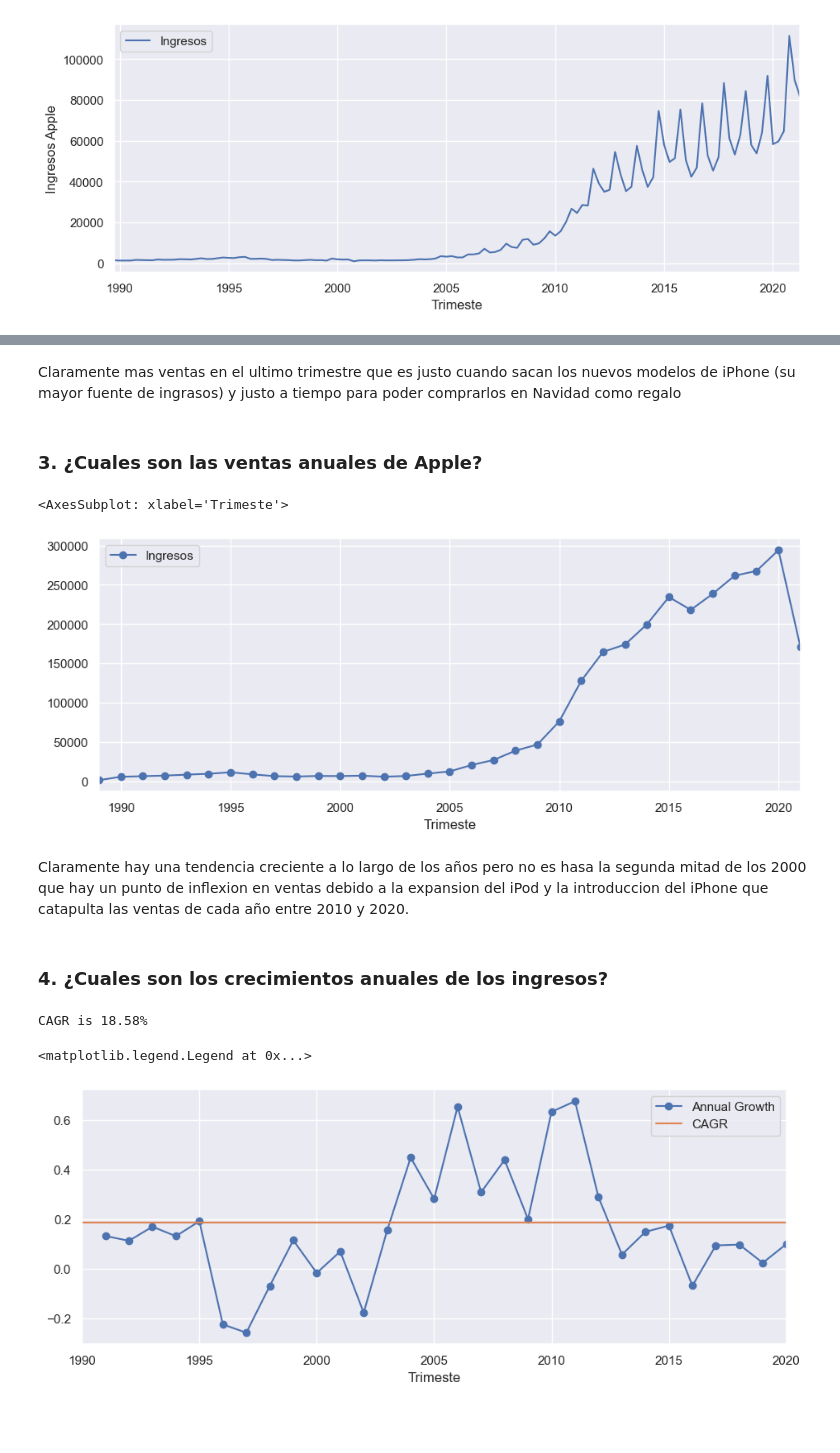
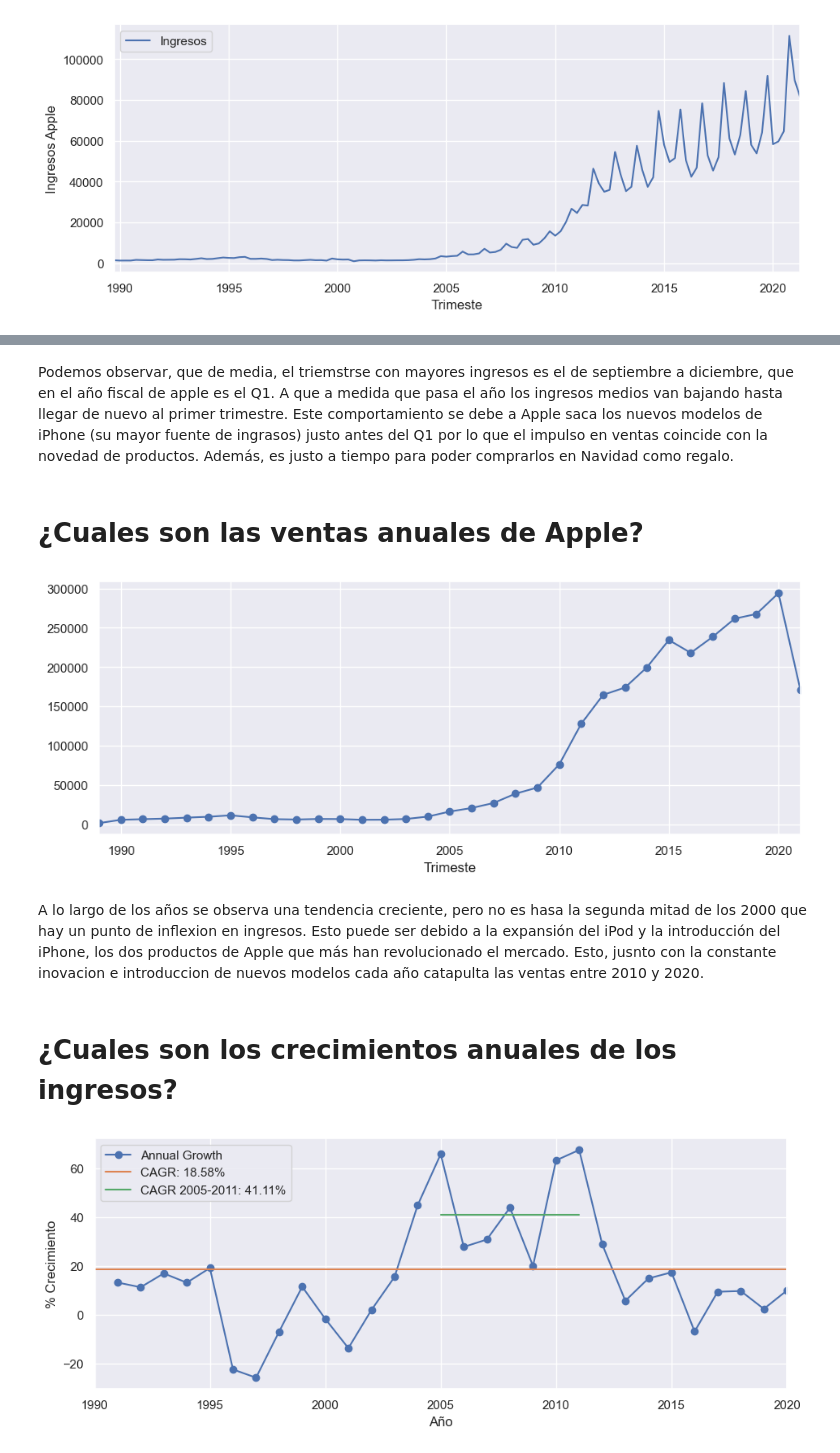
Before and after one commit to juansevillacunef/master_data_science, a Jupyter notebook: Analisis Predictivo/HW01/HW01 - Juan Sevilla Fernandez.ipynb, the cells around one changed output, grey strips where cells are left out. Cells and saved outputs as stored; diff of their text form; code cells hidden in the pictures; blank space fills up the shorter version.

```diff
--- a/Analisis Predictivo/HW01/HW01 - Juan Sevilla Fernandez.ipynb
+++ b/Analisis Predictivo/HW01/HW01 - Juan Sevilla Fernandez.ipynb
@@ -12,11 +15,7 @@ ap_df = pd.read_csv("/Users/juan/Documents/Juan's MacBook Pro/CUNEF/Quinto/Anali
 # ap_df = ap_df.set_index('Trimeste')
 # del ap_df['fecha']
 
-ap_df = ap_df.set_index(pd.PeriodIndex(ap_df['Trimeste'].str[-4:] + ap_df['Trimeste'].str[:2], freq='Q-SEP')
+ap_df = ap_df.set_index(pd.PeriodIndex(ap_df['Trimeste'].str[-4:] + ap_df['Trimeste'].str[:2], freq='Q-Sep')
                 .to_timestamp(how='e'))
-
-
-
-
-print(ap_df.head(10))
-ap_df.shape
+# print(ap_df.head())
+# ap_df.shape
@@ -71,3 +35,4 @@ ap_ts["2005":'2005']
 # %%
-ap_ts.loc["2005-08-30":'2005-12-31','Ingresos'] = ap_ts["2005-12-31":'2005-12-31']["Ingresos"][0]/2
+ap_ts.loc["2005-09-30",'Ingresos'] = 3680 #after looking up the value on
+# https://www.apple.com/newsroom/2005/10/11Apple-Reports-Fourth-Quarter-Results/#:~:text=CUPERTINO%2C%20California%E2%80%94October%2011%2C,50%20per%20diluted%20share.
 # %%
@@ -112,30 +65,32 @@ Text(0.5, 1.0, 'Comportamiento Estacional')
 # %% [markdown]
-Claramente mas ventas en el ultimo trimestre que es justo cuando sacan los nuevos modelos de iPhone (su mayor fuente de ingrasos) y justo a tiempo para poder comprarlos en Navidad como regalo
+Podemos observar, que de media, el triemstrse con mayores ingresos es el de septiembre a diciembre, que en el año fiscal de apple es el Q1. A que a medida que pasa el año los ingresos medios van bajando hasta llegar de nuevo al primer trimestre. Este comportamiento se debe a Apple saca los nuevos modelos de iPhone (su mayor fuente de ingrasos) justo antes del Q1 por lo que el impulso en ventas coincide con la novedad de productos. Además, es justo a tiempo para poder comprarlos en Navidad como regalo.
 # %% [markdown]
-### 3. ¿Cuales son las ventas anuales de Apple?
+# ¿Cuales son las ventas anuales de Apple?
 # %%
-ap_an = ap_df.resample("y").sum()
-ap_an.plot(marker = "o")
+ap_an = ap_ts_q.resample("y").sum()
+ap_an.plot(marker = "o");
 # %% [output]
-<AxesSubplot: xlabel='Trimeste'>
-[figure, old version]
+[figure, new version]
 # %% [markdown]
-Claramente hay una tendencia creciente a lo largo de los años pero no es hasa la segunda mitad de los 2000 que hay un punto de inflexion en ventas debido a la expansion del iPod y la introduccion del iPhone que catapulta las ventas de cada año entre 2010 y 2020.
+A lo largo de los años se observa una tendencia creciente, pero no es hasa la segunda mitad de los 2000 que hay un punto de inflexion en ingresos. Esto puede ser debido a la expansión del iPod y la introducción del iPhone, los dos productos de Apple que más han revolucionado el mercado. Esto, jusnto con la constante inovacion e introduccion de nuevos modelos cada año catapulta las ventas entre 2010 y 2020.
 # %% [markdown]
-### 4. ¿Cuales son los crecimientos anuales de los ingresos?
+# ¿Cuales son los crecimientos anuales de los ingresos?
 # %%
-an_gr = ap_an['1990':'2020'].pct_change()
-CAGR = (ap_an.loc["2020-12-31"]/ap_an.loc["1989-12-31"])**(1/(len(ap_an)-2))-1
-an_gr["CAGR"] = CAGR[0]
-print("CAGR is", str(round(CAGR[0]*100,2)) + "%")
+an_gr = pd.DataFrame(ap_an['1990':'2020'].pct_change()*100)
+CAGR = (ap_an.loc["2020"]/ap_an.loc["1989"])**(1/(len(ap_an)-2))-1
+CAGR05_10 = (ap_an.loc["2011"]/ap_an.loc["2005"])**(1/6)-1
+an_gr["CAGR"] = CAGR*100
+an_gr.loc['2005':'2011',"CAGR05_10"]= CAGR05_10*100
 
 # better control over ax
 fig, ax = plt.subplots(1, 1)
 an_gr["Ingresos"].plot(ax=ax, marker = "o", label = "Annual Growth")
-an_gr["CAGR"].plot(ax=ax, label = "CAGR")
+an_gr["CAGR"].plot(ax=ax, label = ("CAGR: " + str(round(CAGR*100,2)) + "%"))
+an_gr["CAGR05_10"].plot(ax=ax, label = ("CAGR 2005-2011: " + str(round(CAGR05_10*100,2)) + "%"))
 ax.legend(loc="upper right")
+ax.set_ylabel("% Crecimiento")
+ax.set_xlabel("Año")
+ax.legend(loc='upper left');
 # ts_fm.plot(ax=ax)
 # %% [output]
-CAGR is 18.58%
-<matplotlib.legend.Legend at 0x...>
-[figure, old version]
+[figure, new version]
```
Also changed, not shown: parts of 69 cells of this notebook, 3 other files.
